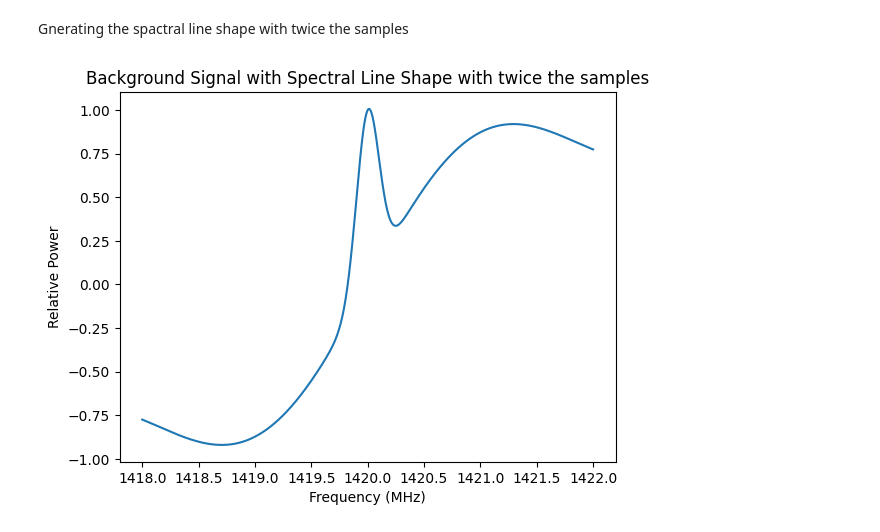
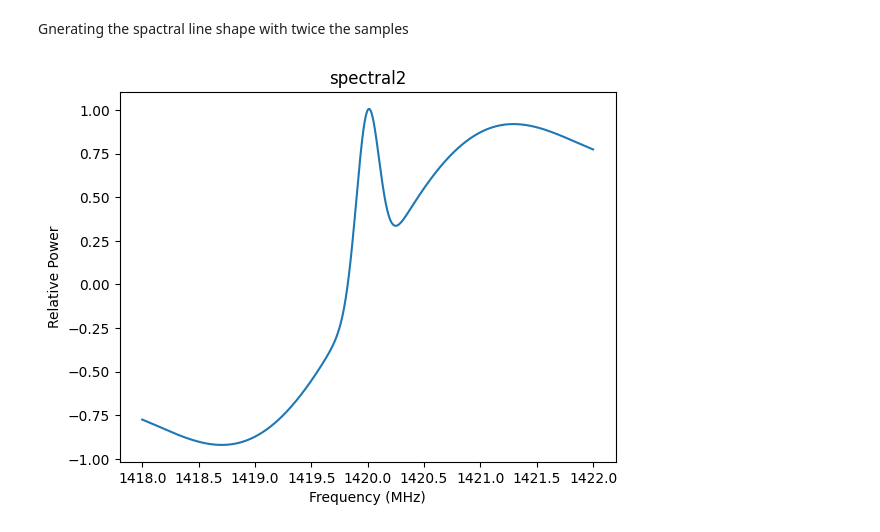
Before and after one commit to PanagiotisPetrid/ASTRO-BEAM-PanagiotisPetridis, a Jupyter notebook: ASTRO_BEAM_recruitment.ipynb, the cells around one changed output. Drawn from its saved outputs; the diff is of its cells as text; code cells hidden in the pictures.

Commit message:
Fixed in diagram names

```diff
--- a/ASTRO_BEAM_recruitment.ipynb
+++ b/ASTRO_BEAM_recruitment.ipynb
@@ -161,25 +161,25 @@ Gnerating the spactral line shape with twice the samples
 # %%
 import numpy as np
 import matplotlib.pyplot as plt
 
 # Signal parameters
 n_samples = 2000 # Twice the previous number of sample measurements
 freq_range = np.linspace(1418, 1422, n_samples)  # We create an evenly spaced list with frequencies of a signal (with a bandwidth of 4 MHz)
 
 # Created a sample signal using 2 random sin waves
 background_signal = (np.sin(2 * np.pi * 0.1 * freq_range) + 0.3 * np.sin(2 * np.pi * 0.3 * freq_range))
 
 # Add the spectral line at 1420 MHz
 spectral_line_shape = np.exp(-0.5 * ((freq_range - 1420) / 0.1)**2)
 
 # Add the spectral_line_shape to the background signal
 background_signal += spectral_line_shape
 
 #Plot the background signal
 plt.plot(freq_range, background_signal)
-plt.title("Background Signal with Spectral Line Shape with twice the samples")
+plt.title("spectral2")
 plt.xlabel("Frequency (MHz)")
 plt.ylabel("Relative Power")
 plt.show()
 # %% [output]
-[figure, old version]
+[figure, new version]
```
Also changed, not shown: parts of 1 cell of this notebook.
